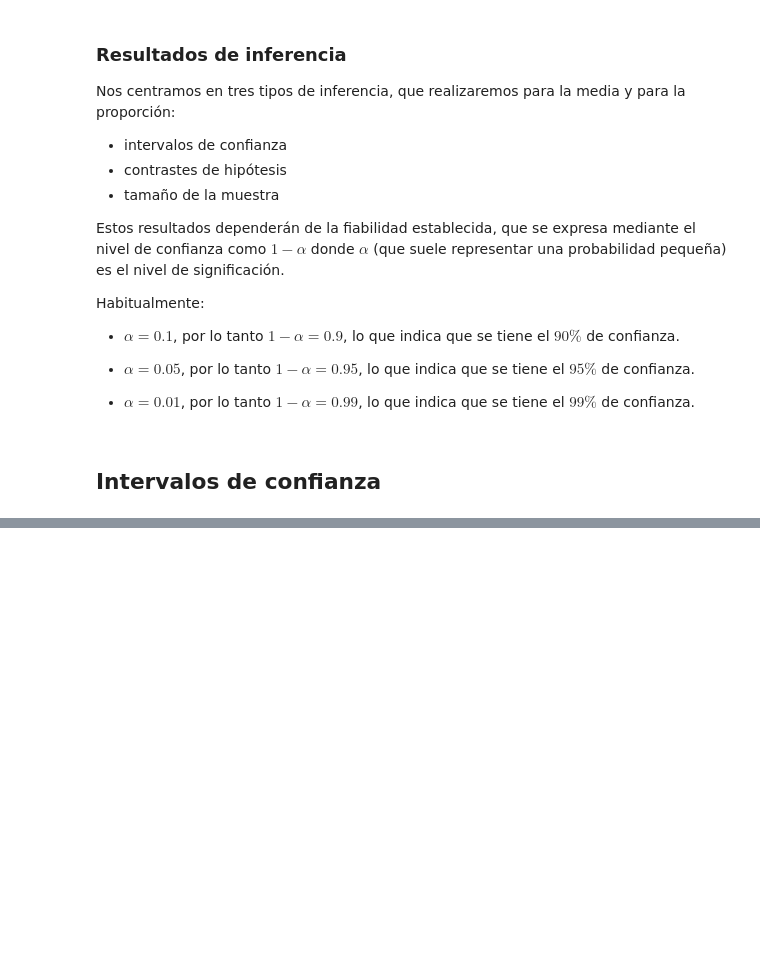
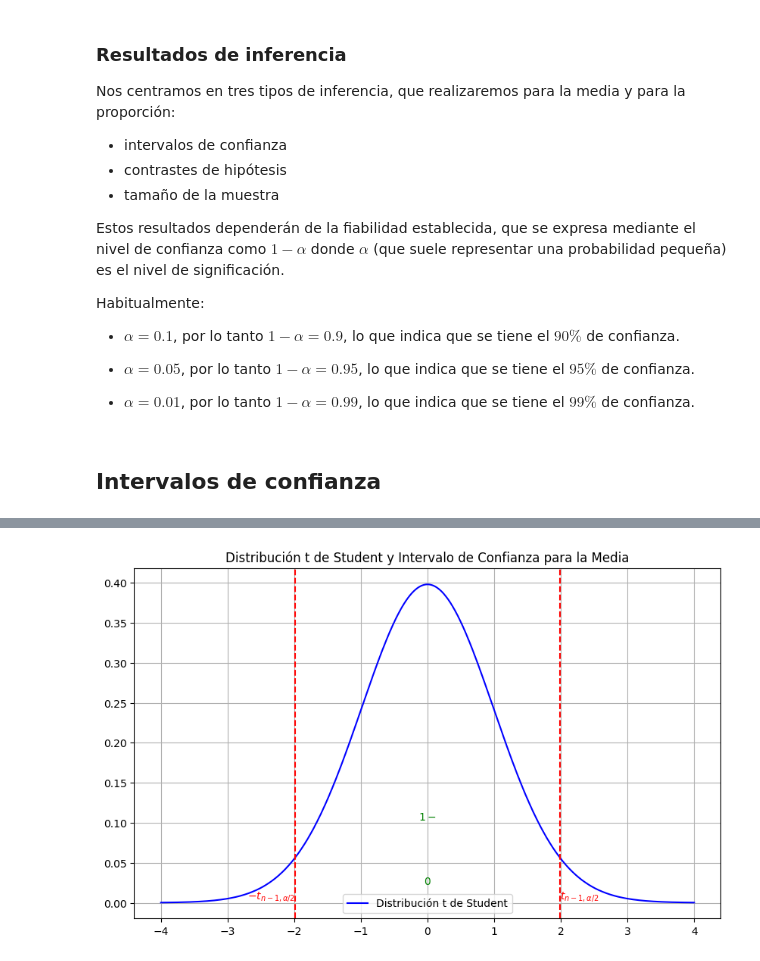
Before and after one commit to ednavivianasegura/Curso_PLN, a Jupyter notebook: PLN_EDNA.ipynb, the cells around one changed output, grey strips where cells are left out. Saved outputs shown, nothing was run; the diff lists cells and outputs as text; code cells hidden in the pictures; blank space fills up the shorter version.

```diff
--- a/PLN_EDNA.ipynb
+++ b/PLN_EDNA.ipynb
@@ -2557,0 +2579,42 @@ Habitualmente:
+# %%
+# import numpy as np
+# import matplotlib.pyplot as plt
+# from scipy.stats import t
+
+# Parámetros
+n = 100  # Tamaño de la muestra
+alpha = 0.05  # Nivel de confianza
+
+# Cálculo de los valores críticos de la distribución t de Student
+t_left = -t.ppf(1 - alpha / 2, n - 1)
+t_right = t.ppf(1 - alpha / 2, n - 1)
+
+# Definir el rango para la gráfica
+x = np.linspace(-4, 4, 1000)
+y = t.pdf(x, n - 1)
+
+# Crear la figura y los ejes
+plt.figure(figsize=(10, 6))
+plt.plot(x, y, 'b-', label='Distribución t de Student')
+
+
+# Líneas verticales y etiquetas
+plt.axvline(t_left, color='red', linestyle='--')
+plt.text(t_left, 0, r'$-t_{n-1,\alpha/2}$', ha='right', va='bottom', color='red')
+plt.axvline(t_right, color='red', linestyle='--')
+plt.text(t_right, 0, r'$t_{n-1,\alpha/2}$', ha='left', va='bottom', color='red')
+
+plt.text(0, 0.02, '0', ha='center', va='bottom', color='green')
+plt.text(0, 0.1, f'$1-\alpha$', ha='center', va='bottom', color='green')
+
+# Ajustes de la gráfica
+# plt.xlabel('t')
+# plt.ylabel('Densidad de probabilidad')
+plt.title('Distribución t de Student y Intervalo de Confianza para la Media')
+plt.legend()
+plt.grid(True)
+
+# Mostrar la gráfica
+plt.show()
+# %% [output]
+[figure, added]
```
Also changed, not shown: parts of 2 cells of this notebook.
